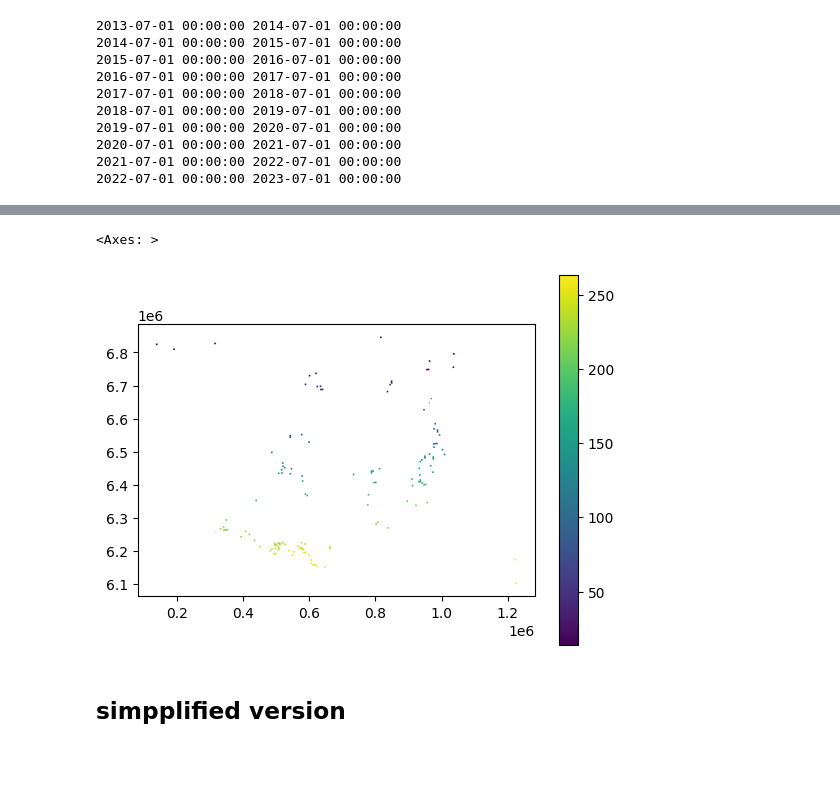
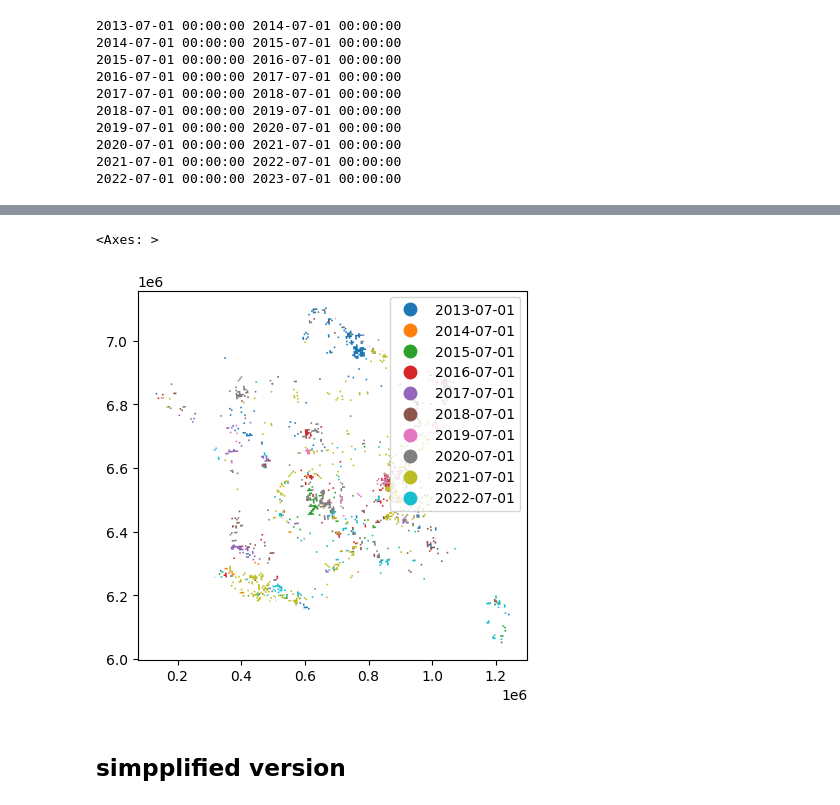
Before and after one commit to ArthurCalvi/Disturbance-Attribution-Dataset-Joining, a Jupyter notebook: process-datasets/Process_cdi.ipynb, the cells around one changed output, grey strips where cells are left out. Saved outputs shown, nothing was run; the diff lists cells and outputs as text; code cells hidden in the pictures; blank space fills up the shorter version.

```diff
--- a/process-datasets/Process_cdi.ipynb
+++ b/process-datasets/Process_cdi.ipynb
@@ -130,15 +132,15 @@ def check_drought_recovery(images, recovery_period=10, alert_period=10, period =
     # print(len(images) / 3)
     # Count occurrences of partial recovery in the recent period
     recovery_mask = count_occurrences(images, value=4, min_count=recovery_period,
-                                      start=len(images)-period_steps, end=len(images), strict=True)
+                                      start=len(images)-period_steps, end=len(images), strict=False)
 
     # Count occurrences of alerts in the specified past period
-    alert_mask = count_occurrences(images, value=2, min_count=alert_period,
-                                   start=0, end=len(images) - period_steps)
+    alert_mask = count_occurrences(images, value=3, min_count=alert_period,
+                                   start=0, end=len(images) - period_steps, strict=True)
 
     return recovery_mask & alert_mask
 
-def generate_drought_maps(images, list_dates, recovery_period=5, alert_period=10, interval_months=12):
+def generate_drought_maps(images, list_dates, recovery_period=5, alert_period=5, interval_months=12):
     """
     Generate drought maps every specified number of months.
     """
@@ -159,7 +161,7 @@ def generate_drought_maps(images, list_dates, recovery_period=5, alert_period=10
     return drought_maps,list_start_end_date
 
 # Example usage
-drought_maps, list_start_end_date = generate_drought_maps(list_images, list_dates, recovery_period=5, alert_period=10, interval_months=12)
+drought_maps, list_start_end_date = generate_drought_maps(list_images, list_dates, recovery_period=5, alert_period=5, interval_months=12)
 # %% [output]
 2013-07-01 00:00:00 2014-07-01 00:00:00
 2014-07-01 00:00:00 2015-07-01 00:00:00
@@ -209,10 +208,9 @@ gdf.to_parquet('../data/processed_datasets/CDI_2012_2023.parquet')
-# %%
-a = list_gdf[2]
-a['index'] = a.index
-a.plot(column='index', legend=True)
-# %% [output]
-<Axes: >
-[figure, removed]
+# %%
+gdf.start_date = gdf.start_date.dt.strftime('%Y-%m-%d')
+gdf.plot(column='start_date', legend=True)
+# %% [output]
+<Axes: >
+[figure, added]
 # %% [markdown]
 ## simpplified version
 # %%
```
Also changed, not shown: parts of 4 cells of this notebook, 9 other files.
